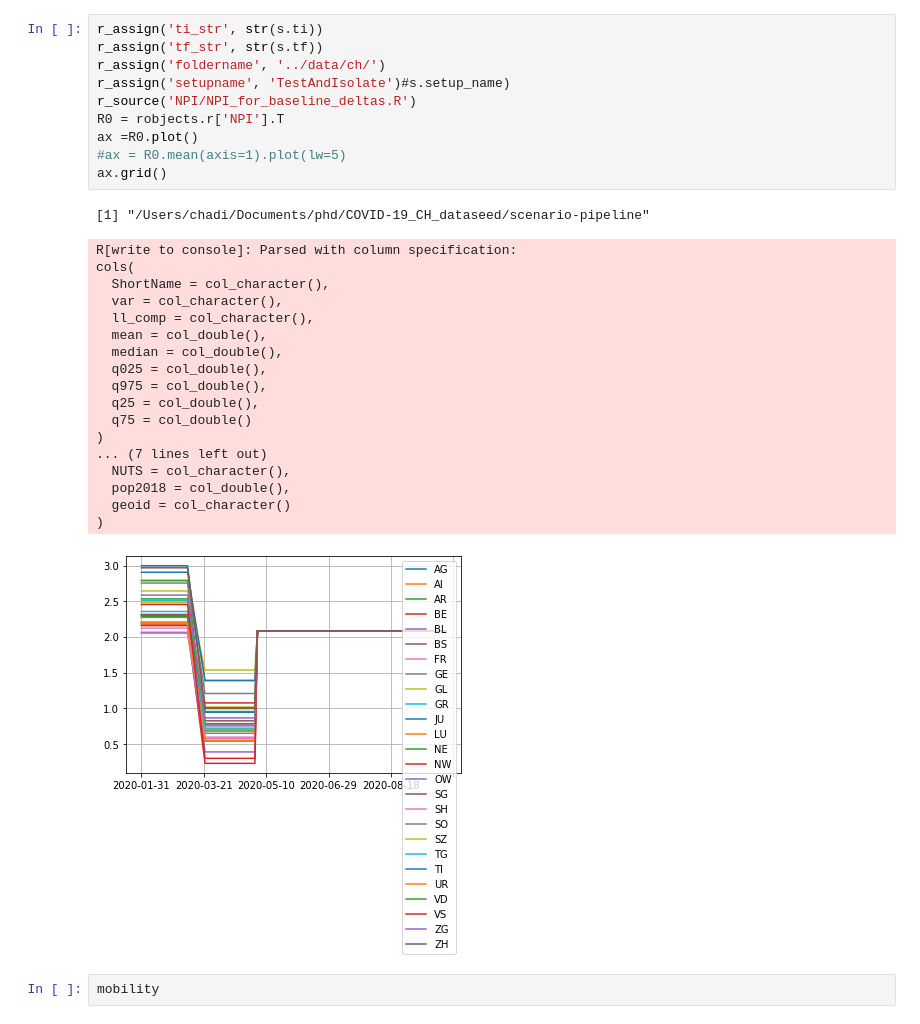
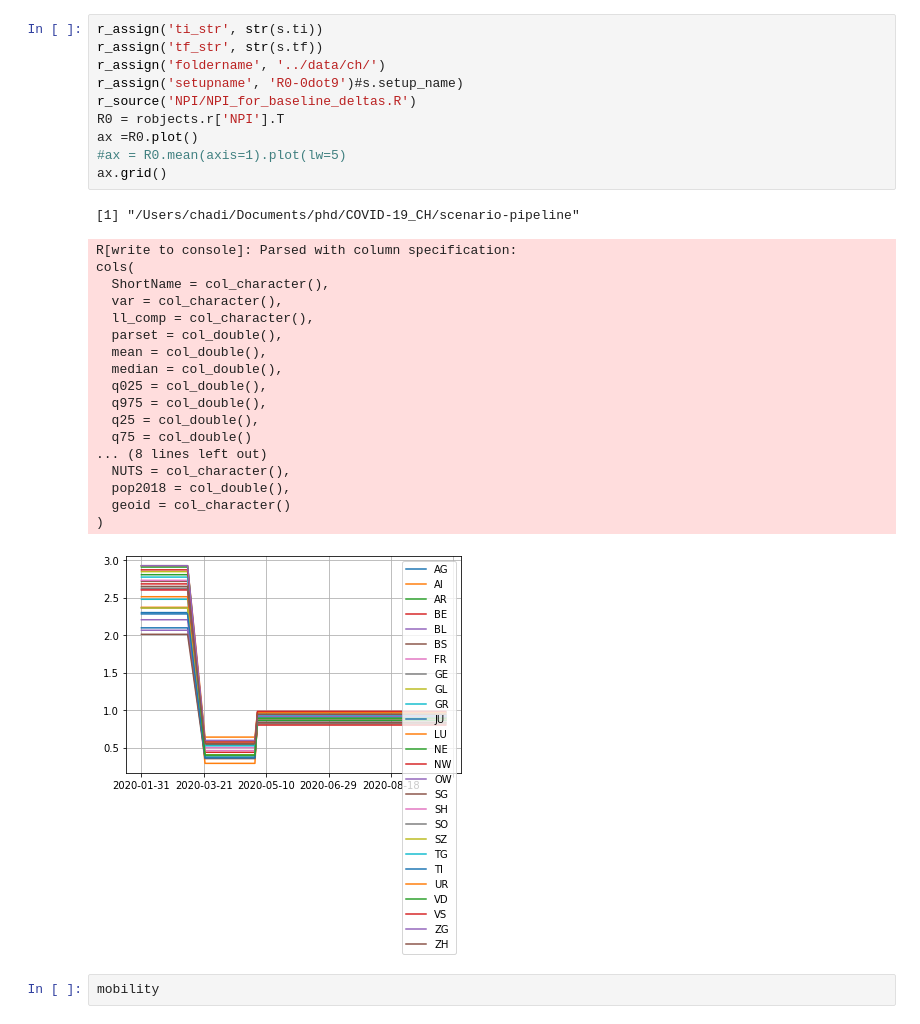
Before and after one commit to jcblemai/R0_BBRC_experiment, a Jupyter notebook: scenario-pipeline/dvpt.ipynb, the cells around one changed output. Saved outputs shown, nothing was run; the diff lists cells and outputs as text.

```diff
--- a/scenario-pipeline/dvpt.ipynb
+++ b/scenario-pipeline/dvpt.ipynb
@@ -118,33 +133,33 @@ cols(
 # %%
 r_assign('ti_str', str(s.ti))
 r_assign('tf_str', str(s.tf))
 r_assign('foldername', '../data/ch/')
-r_assign('setupname', 'TestAndIsolate')#s.setup_name)
+r_assign('setupname', 'R0-0dot9')#s.setup_name)
 r_source('NPI/NPI_for_baseline_deltas.R')
 R0 = robjects.r['NPI'].T
 ax =R0.plot()
 #ax = R0.mean(axis=1).plot(lw=5)
 ax.grid()
 # %% [output]
-[1] "/Users/chadi/Documents/phd/COVID-19_CH_dataseed/scenario-pipeline"
+[1] "/Users/chadi/Documents/phd/COVID-19_CH/scenario-pipeline"
 R[write to console]: Parsed with column specification:
 cols(
   ShortName = col_character(),
   var = col_character(),
   ll_comp = col_character(),
+  parset = col_double(),
   mean = col_double(),
   median = col_double(),
   q025 = col_double(),
   q975 = col_double(),
   q25 = col_double(),
   q75 = col_double()
-)
-... (7 lines left out)
+... (8 lines left out)
   NUTS = col_character(),
   pop2018 = col_double(),
   geoid = col_character()
 )
-[figure, old version]
+[figure, new version]
 # %%
 mobility
 # %% [output]
```
Also changed, not shown: parts of 3 cells of this notebook.
